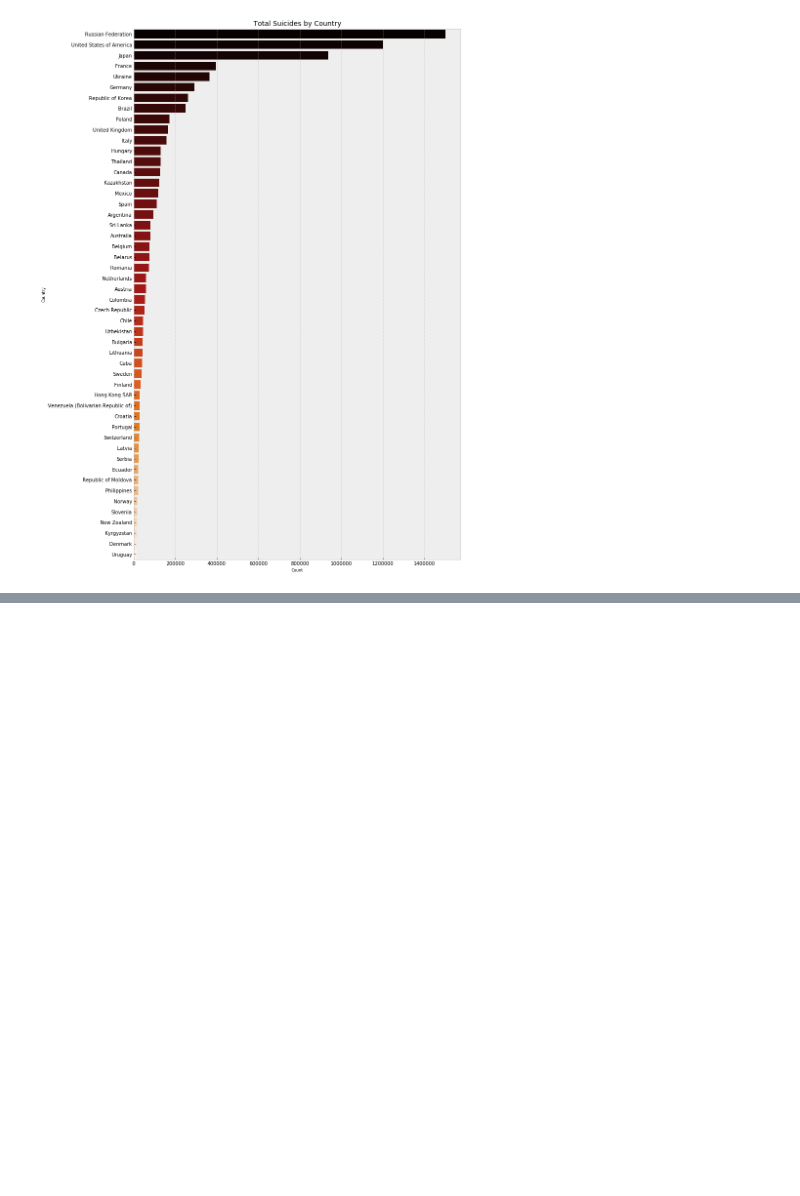
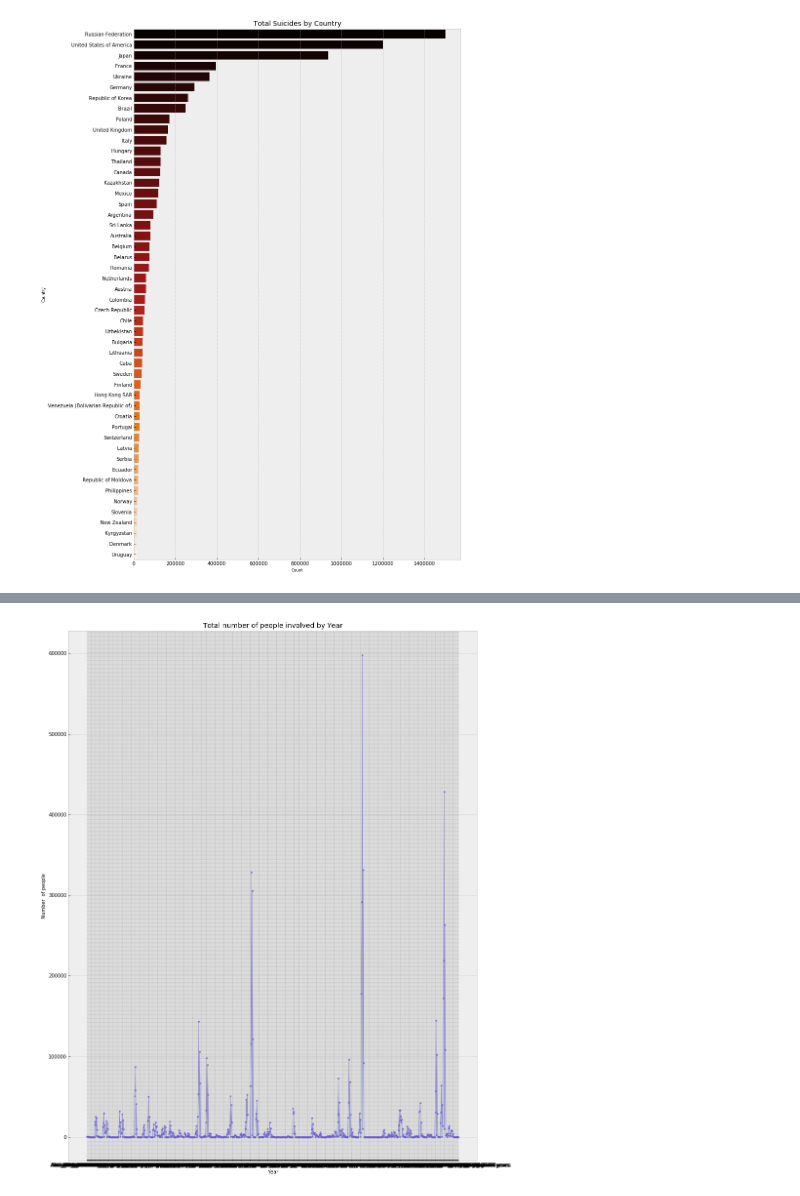
Before and after one commit to globoblanco/Thinkful, a Jupyter notebook: Analytic Report.ipynb, the cells around one changed output, grey strips where cells are left out. Cells and saved outputs as stored; diff of their text form; code cells hidden in the pictures; blank space fills up the shorter version.

```diff
--- a/Analytic Report.ipynb
+++ b/Analytic Report.ipynb
@@ -69,0 +84,21 @@ temp3 = suicide_data.groupby(suicide_data.country)[['suicides_no']].sum()
+# %%
+# Suicides by Country and Age Group
+country_age_data = suicide_data.copy()
+country_age_data['CountryAge'] = country_age_data['country'] + ': ' + country_age_data['age']
+prop_by_age = country_age_data.groupby(country_age_data.CountryAge)[['suicides_no']].sum()
+prop_by_age = prop_by_age.rename(columns={"suicides_no": "Suicides"})
+#print(prop_by_age)
+
+plt.figure(figsize=(15,20))
+plt.fill_between(prop_by_age.index, 'Suicides', data=prop_by_age, color="skyblue", alpha=0.2)
+plt.plot(prop_by_age.index, 'Suicides', data=prop_by_age, marker = ".", color="Slateblue", alpha=0.6, linewidth=1)
+
+#plt.fill_between(Fatalities.index, 'Fatalities', data=Fatalities, color="olive", alpha=0.2)
+#plt.plot(Fatalities.index, 'Fatalities', data=Fatalities, color="olive", marker = ".", alpha=0.6, linewidth=1)
+#plt.legend(fontsize=10)
+plt.xlabel('Year', fontsize=10)
+plt.ylabel('Number  of people', fontsize=10)
+plt.title('Total number of people involved by Year', loc='Center', fontsize=14)
+plt.show()
+# %% [output]
+[figure, added]
```
Also changed, not shown: parts of 2 cells of this notebook.
